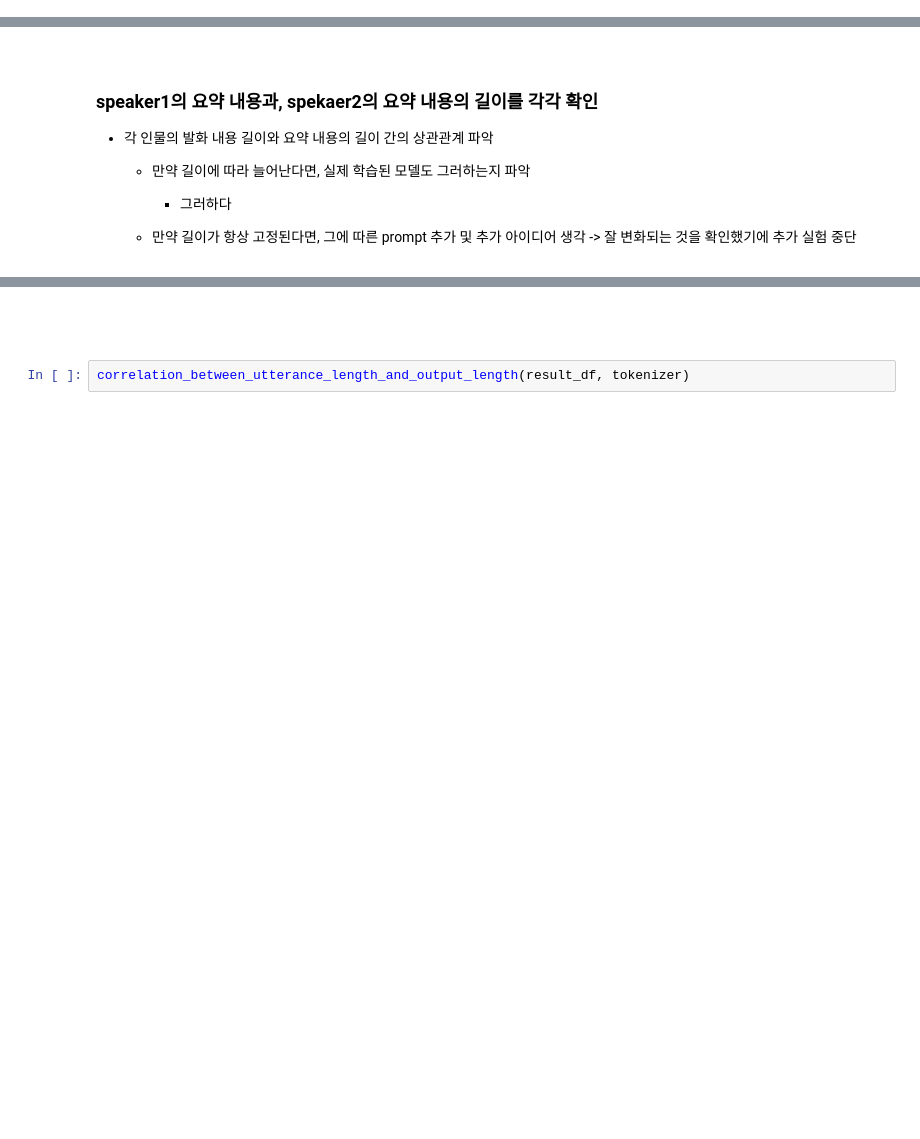
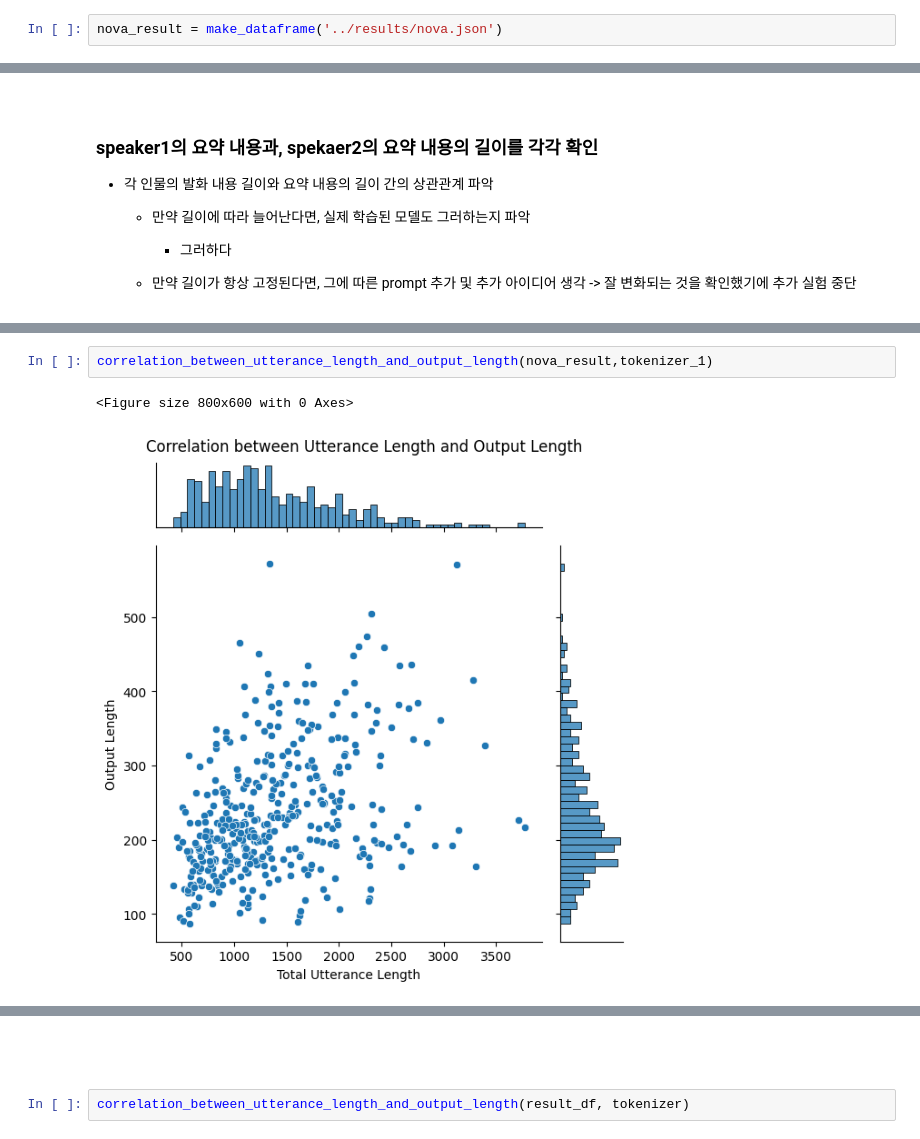
Before and after one commit to DonghaeSuh/dialogue-summarization, a Jupyter notebook: eda/output_structure_eda.ipynb, the cells around one changed output, grey strips where cells are left out. Saved outputs shown, nothing was run; the diff lists cells and outputs as text; blank space fills up the shorter version.

```diff
--- a/eda/output_structure_eda.ipynb
+++ b/eda/output_structure_eda.ipynb
@@ -47,3 +47,5 @@ result_df = make_dataframe('../results/result.json')
+# %%
+nova_result = make_dataframe('../results/nova.json')
 # %% [markdown]
 ## output의 구문 구조의 정성적 평가 결과에 따른 정량적 평가
 
@@ -255,0 +273,5 @@ Special tokens have been added in the vocabulary, make sure the associated word
+# %%
+correlation_between_utterance_length_and_output_length(nova_result,tokenizer_1)
+# %% [output]
+<Figure size 800x600 with 0 Axes>
+[figure, added]
```
Also changed, not shown: parts of 18 cells of this notebook, 8 other files.
